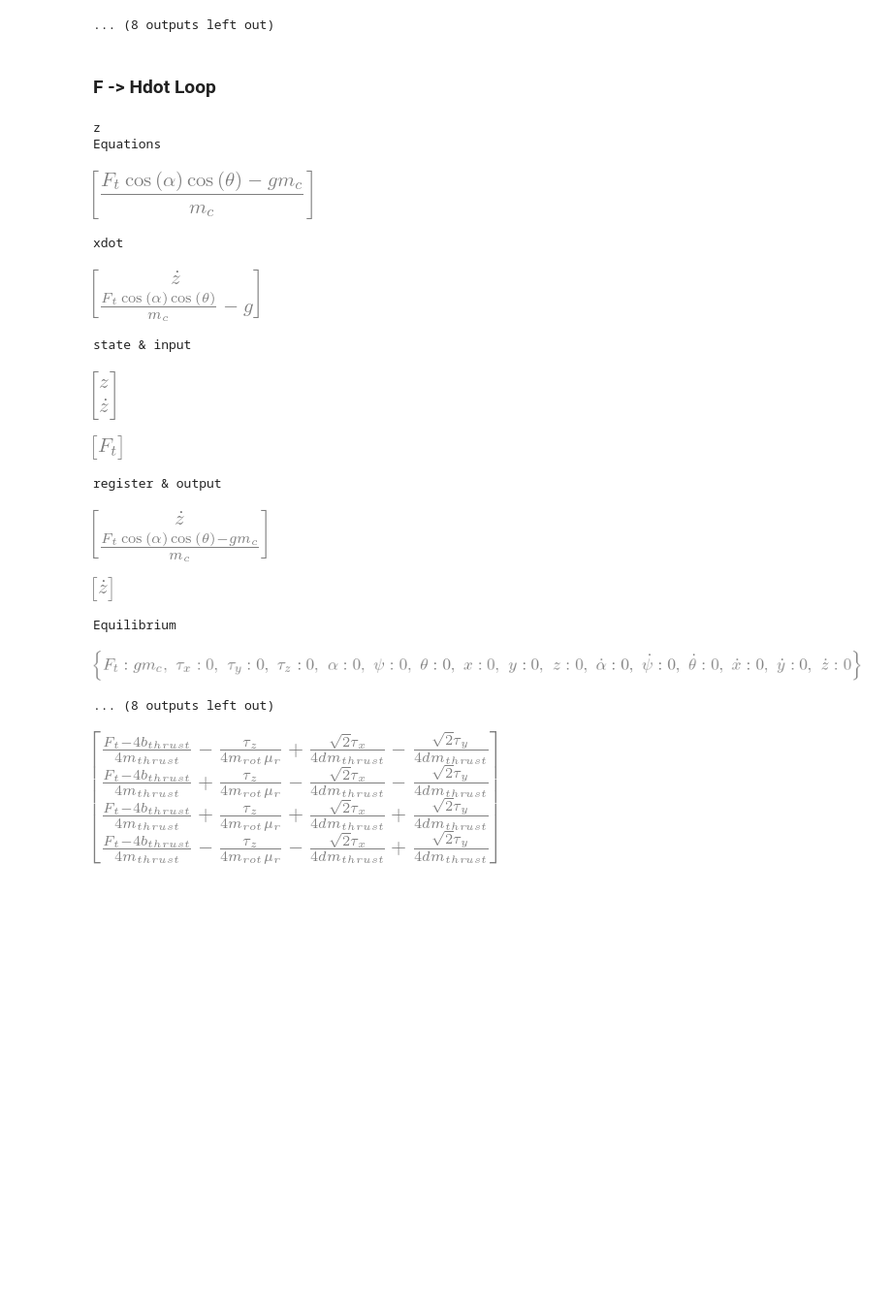
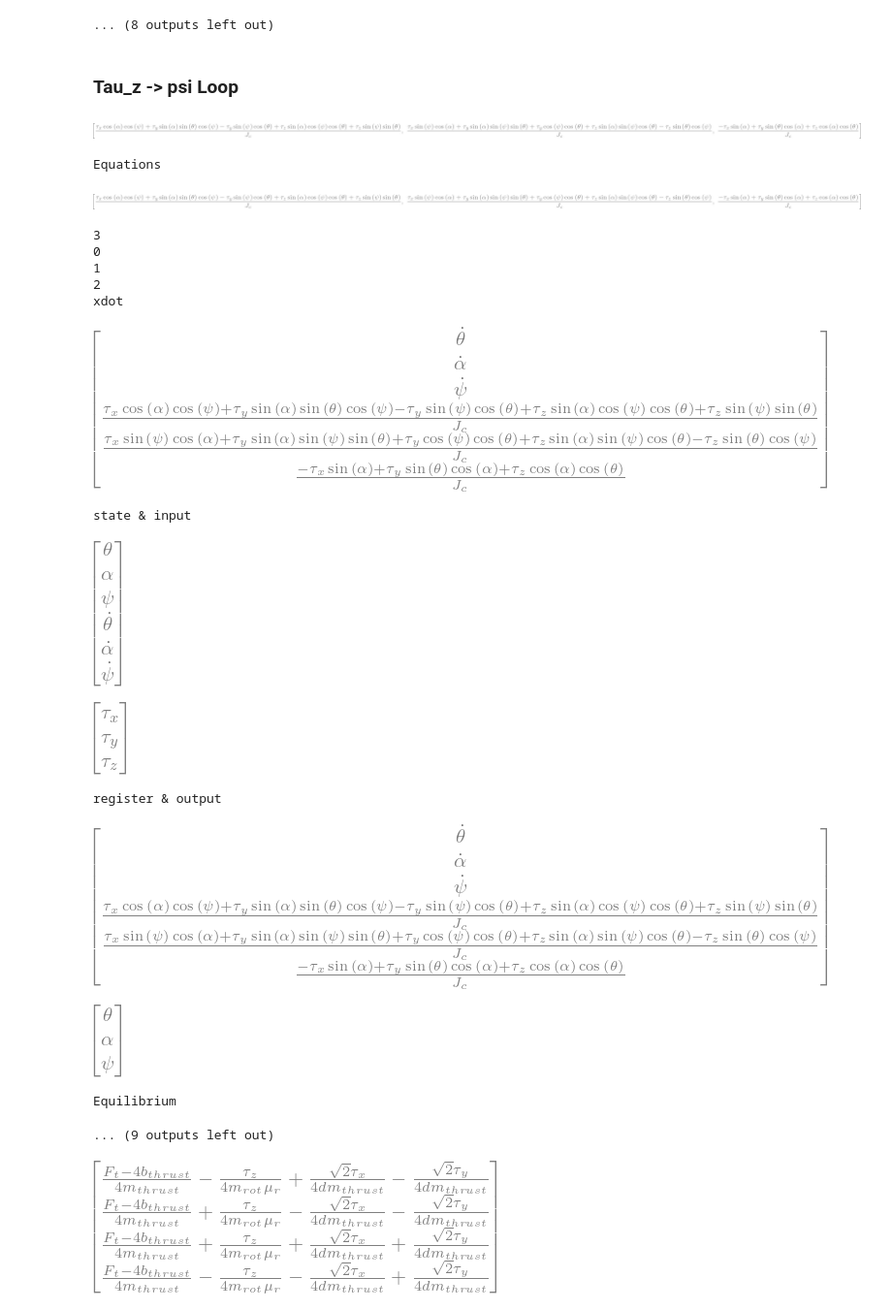
Before and after one commit to WillUoC/Controls-Final, a Jupyter notebook: Drone/derivations/scratch.ipynb, the cells around one changed output. Shown: that part at 97% size. Cells and saved outputs as stored; diff of their text form; code cells hidden in the pictures; blank space fills up the shorter version.

Commit message:
Added all inner loops

```diff
--- a/Drone/derivations/scratch.ipynb
+++ b/Drone/derivations/scratch.ipynb
@@ -390,52 +392,55 @@ Equilibrium
 [figure]
 ... (8 outputs left out)
 # %% [markdown]
-### F -> Hdot Loop ####
+### Tau_z -> psi Loop ####
 # %%
 X = sym.Matrix([
-    [z],
-    [zdot]
+    [alpha],
+    [alphadot]
+    ])
+
+Y = sym.Matrix([
+    [alpha]
+    ])
+
+U = sym.Matrix([
+    [tau_x],
+    [tau_y],
+    [tau_z]
 ])
 
-Y = sym.Matrix([
-    [zdot]
-])
-
-U = sym.Matrix([
-    [Ft]
-])
-
-X_eq = (0,)
-U_eq = (g*mc,)
-print(type(z))
 equilibrium = {x: 0, y: 0, z: 0, xdot: 0, ydot: 0, zdot: 0, theta: 0, alpha: 0, psi: 0, thetadot: 0, alphadot: 0, psidot: 0, Ft: g*mc, tau_x: 0, tau_y: 0, tau_z: 0}
 
-A, B, C, D = linearize_space([eqns[2]], X, Y, U, equilibrium)
+display(eqns[3:6])
+A, B, C, D = linearize_space(eqns[3:6], X, Y, U, equilibrium)
 
 print("Linearized Matrices")
 print("A")
 display(sym.simplify(A))
 print("B")
 display(sym.simplify(B))
 print("C")
 display(sym.simplify(C))
 print("D")
 display(sym.simplify(D))
 # %% [output]
+[figure, new version]
-z
 Equations
-[figure, old version]
+[figure, new version]
+3
+0
+1
+2
 xdot
-[figure, old version]
+[figure, new version]
 state & input
-[figure, old version]
-[figure, old version]
+[figure, new version]
+[figure, new version]
 register & output
-[figure, old version]
-[figure, old version]
+[figure, new version]
+[figure, new version]
 Equilibrium
-[figure, old version]
-... (8 outputs left out)
+... (9 outputs left out)
 # %%
 Ft, tau_x, tau_y, tau_z = sym.symbols("F_t, tau_x, tau_y, tau_z")
 mt, bt = sym.symbols("m_thrust, b_thrust")
```
Also changed, not shown: parts of 1 cell of this notebook, 5 other files.
